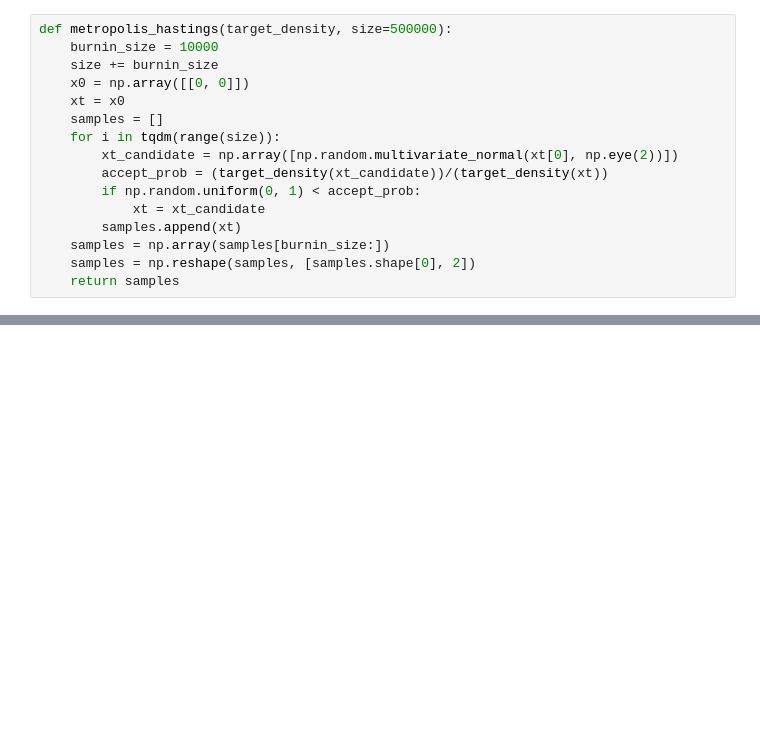
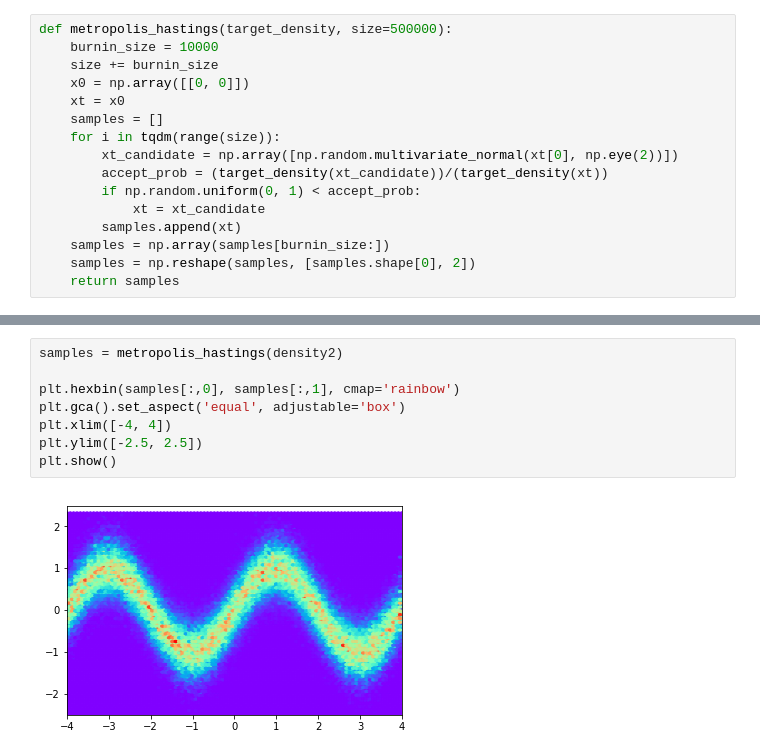
Before and after one commit to abdulfatir/normalizing-flows, a Jupyter notebook: notebooks/Metropolis-Hastings.ipynb, the cells around one changed output, grey strips where cells are left out. Cells and saved outputs as stored; diff of their text form; blank space fills up the shorter version.

```diff
--- a/notebooks/Metropolis-Hastings.ipynb
+++ b/notebooks/Metropolis-Hastings.ipynb
@@ -62,0 +91,10 @@ np.save('data.npy', samples)
+# %%
+samples = metropolis_hastings(density2)
+
+plt.hexbin(samples[:,0], samples[:,1], cmap='rainbow')
+plt.gca().set_aspect('equal', adjustable='box')
+plt.xlim([-4, 4])
+plt.ylim([-2.5, 2.5])
+plt.show()
+# %% [output]
+[figure, added]
```
Also changed, not shown: parts of 8 cells of this notebook, 9 other files.
